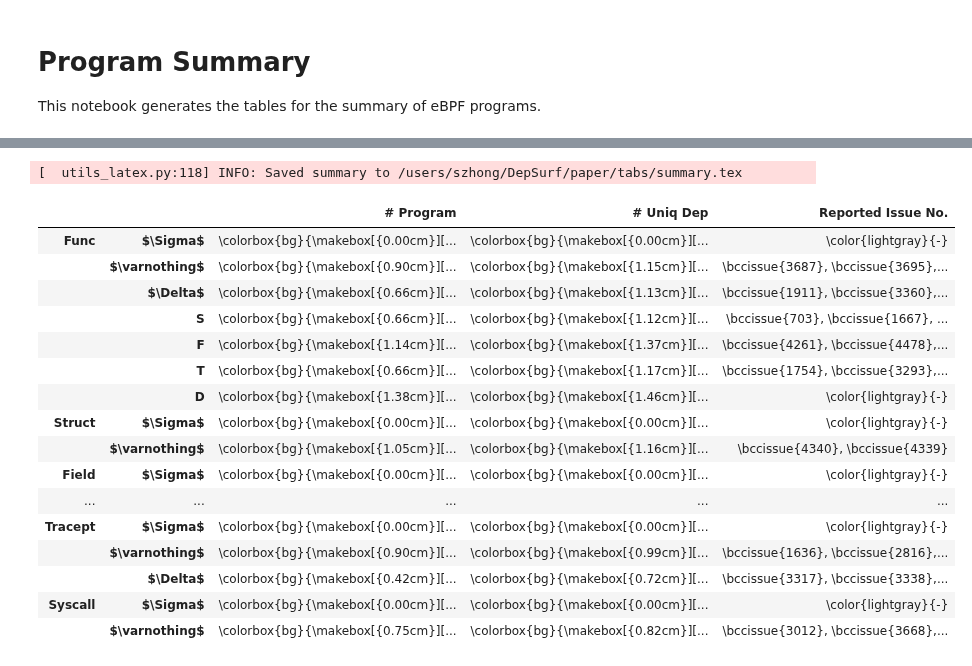
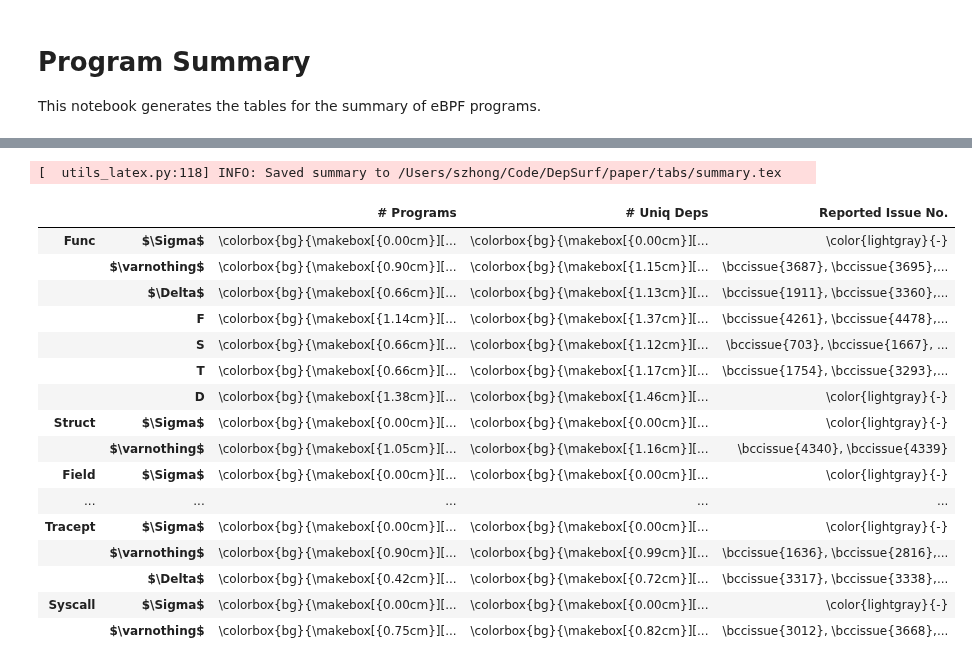
Before and after one commit to ShawnZhong/DepSurf, a Jupyter notebook: 52_summary.ipynb, the cells around one changed output, grey strips where cells are left out. Saved outputs shown, nothing was run; the diff lists cells and outputs as text; code cells hidden in the pictures.

```diff
--- a/52_summary.ipynb
+++ b/52_summary.ipynb
@@ -204,8 +204,8 @@ ISSUES = {
 }
 
 
-PROG = "# Program"
-UNIQ_DEP = "# Uniq Dep"
+PROG = "# Programs"
+UNIQ_DEP = "# Uniq Deps"
 BUG = "Reported Issue No."
 
 COLORS = {
@@ -226,40 +226,40 @@ for name, data in [(PROG, num_progs), (UNIQ_DEP, num_deps)]:
         )
         if (kind, key) == MULTIROW:
             row[(KINDS[kind], multirow(KEYS[key]))] = multirow(text)
             row[(KINDS[kind], "")] = ""
         else:
             row[(KINDS[kind], KEYS[key])] = text
     table[name] = row
 
 
 def bccissues(issues: List[int]) -> str:
     return ", ".join(f"\\bccissue{{{issue}}}" for issue in issues)
 
 
 row = {}
 for (kind, key), issues in ISSUES.items():
     if (kind, key) == MULTIROW:
         n = (len(issues) + 1) // 2
         row[(KINDS[kind], multirow(KEYS[key]))] = bccissues(issues[:n])
         row[(KINDS[kind], "")] = bccissues(issues[n:])
     else:
         row[(KINDS[kind], KEYS[key])] = bccissues(issues)
 table[BUG] = row
 
 
 df = pd.DataFrame(table)
 df = df.fillna(GRAY_DASH)
 latex = df.to_latex(column_format="llrrr")
 save_latex(latex, "summary", rotate=False)
 df
 # %% [output]
-[  utils_latex.py:118] INFO: Saved summary to /users/szhong/DepSurf/paper/tabs/summary.tex
+[  utils_latex.py:118] INFO: Saved summary to /Users/szhong/Code/DepSurf/paper/tabs/summary.tex
-|  |  | # Program | # Uniq Dep | Reported Issue No. |
+|  |  | # Programs | # Uniq Deps | Reported Issue No. |
 | Func | $\Sigma$ | \colorbox{bg}{\makebox[{0.00cm}][... | \colorbox{bg}{\makebox[{0.00cm}][... | \color{lightgray}{-} |
 |  | $\varnothing$ | \colorbox{bg}{\makebox[{0.90cm}][... | \colorbox{bg}{\makebox[{1.15cm}][... | \bccissue{3687}, \bccissue{3695},... |
 |  | $\Delta$ | \colorbox{bg}{\makebox[{0.66cm}][... | \colorbox{bg}{\makebox[{1.13cm}][... | \bccissue{1911}, \bccissue{3360},... |
+|  | F | \colorbox{bg}{\makebox[{1.14cm}][... | \colorbox{bg}{\makebox[{1.37cm}][... | \bccissue{4261}, \bccissue{4478},... |
 |  | S | \colorbox{bg}{\makebox[{0.66cm}][... | \colorbox{bg}{\makebox[{1.12cm}][... | \bccissue{703}, \bccissue{1667}, ... |
-|  | F | \colorbox{bg}{\makebox[{1.14cm}][... | \colorbox{bg}{\makebox[{1.37cm}][... | \bccissue{4261}, \bccissue{4478},... |
 |  | T | \colorbox{bg}{\makebox[{0.66cm}][... | \colorbox{bg}{\makebox[{1.17cm}][... | \bccissue{1754}, \bccissue{3293},... |
 |  | D | \colorbox{bg}{\makebox[{1.38cm}][... | \colorbox{bg}{\makebox[{1.46cm}][... | \color{lightgray}{-} |
 | Struct | $\Sigma$ | \colorbox{bg}{\makebox[{0.00cm}][... | \colorbox{bg}{\makebox[{0.00cm}][... | \color{lightgray}{-} |
```
Also changed, not shown: parts of 1 cell of this notebook.
